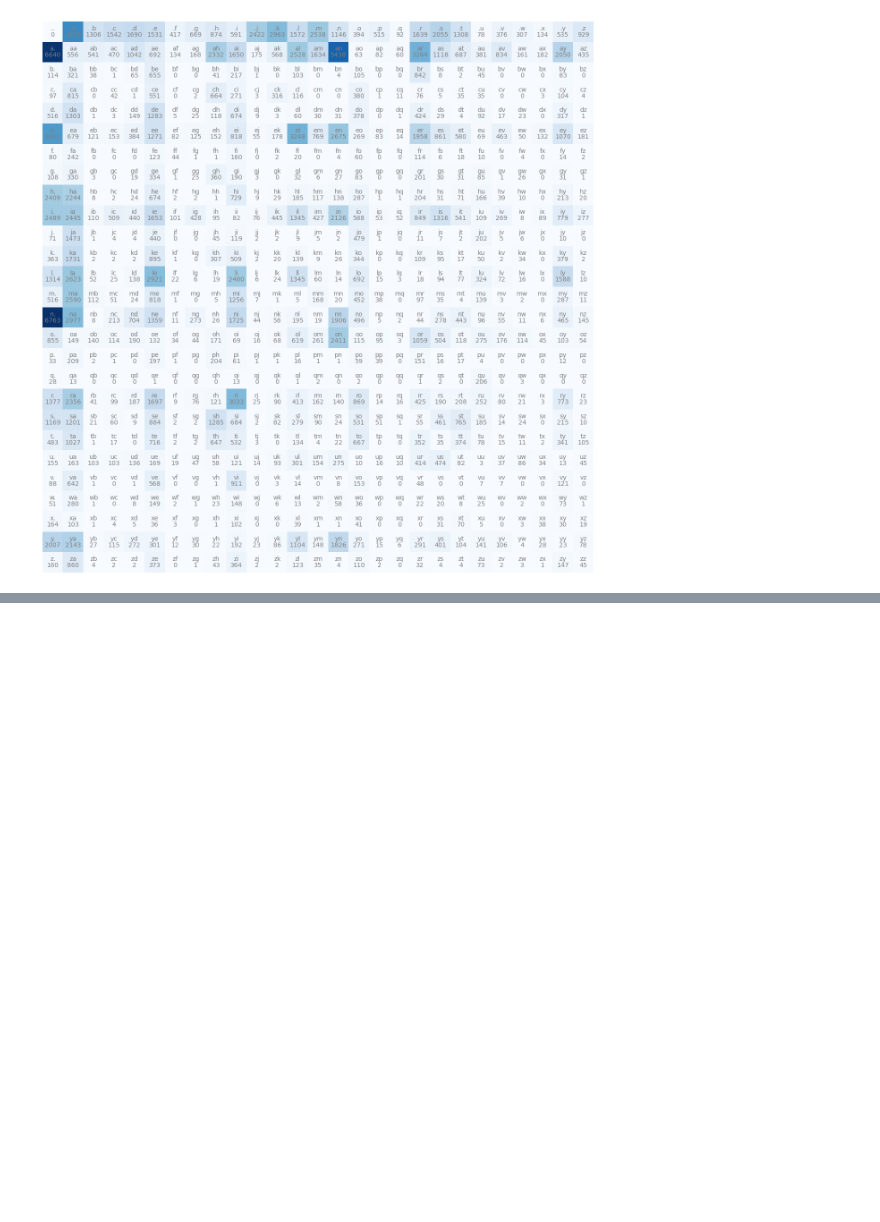
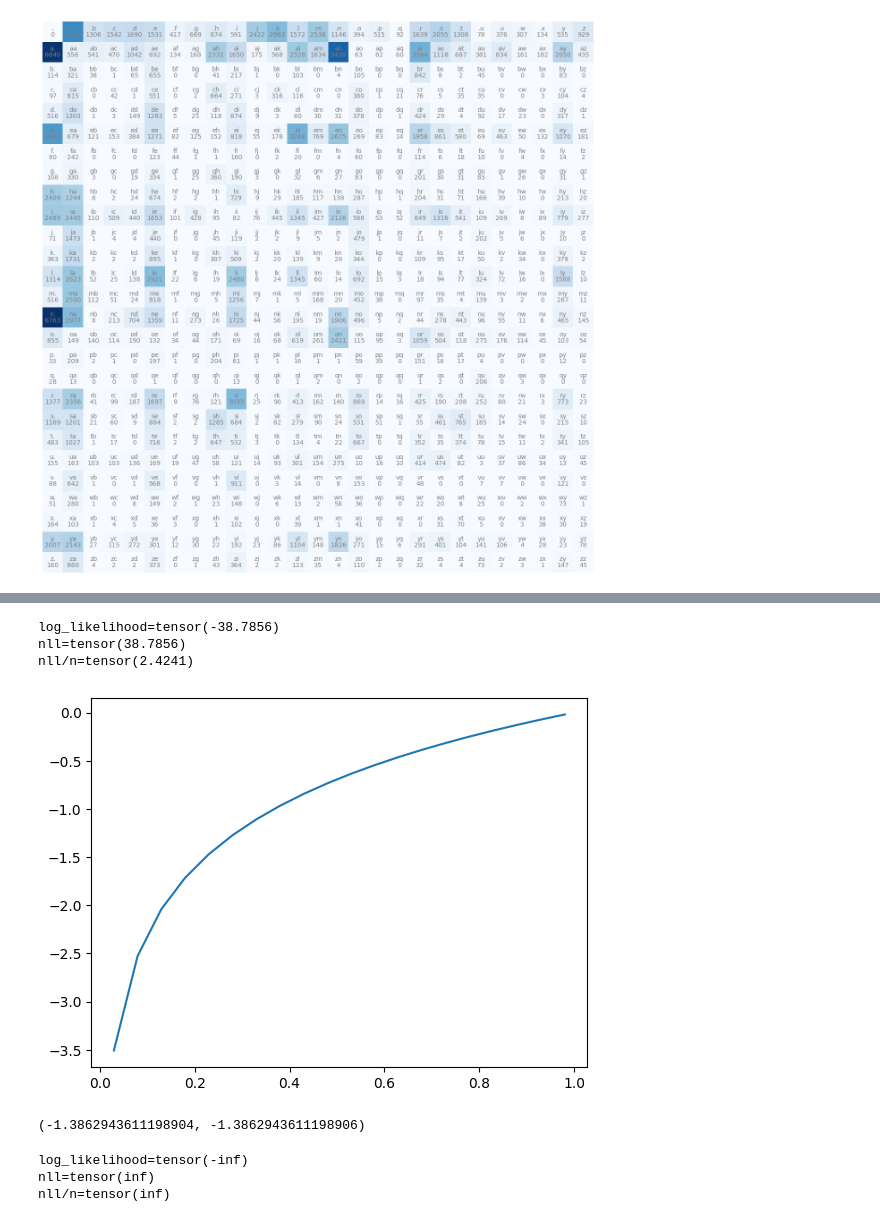
Before and after one commit to tomstagg/nn-zero-to-hero, a Jupyter notebook: 02_makemore/understanding_makemore.ipynb, the cells around one changed output, grey strips where cells are left out. Cells and saved outputs as stored; diff of their text form; code cells hidden in the pictures; blank space fills up the shorter version.

```diff
--- a/02_makemore/understanding_makemore.ipynb
+++ b/02_makemore/understanding_makemore.ipynb
@@ -137,0 +452,77 @@ plt.axis('off'); # semicolon provides a clean graph no text header
+# %%
+# calculating the loss
+# for 27 possible character = 1/27.0 = 0.037
+# we want the product of the losses for all examples, a single number which tells us how good the model is.
+# we calculate the log likelihood, the product of the probabilities, using log sum. Small probabilties, mean more negative logprobs which is bad
+# log (a* b* c) = log(a) + log(b) + log(c)
+# this total is always negative, and the closer it is to zero the better the model. This is equivalent to the modle being more confident in the next letter predicition
+
+# goal is to maximise the likelihood with respect to the model parameters (statistical modelling)
+# this is the same as maximising the log likelihood - as log is monotonic
+# this is the same as minimising the neg log likelihood
+# this is the same as minimising the average neg log likelihood
+# nll is the quality of the model
+log_likelihood = 0.0
+n = 0
+for w in words[:3]:
+    chs = ['.'] + list(w) + ['.']
+    for ch1, ch2 in zip(chs, chs[1:]):
+        ix1 = stoi[ch1]
+        ix2 = stoi[ch2]
+        prob = P[ix1,ix2]
+        # prob = torch.tensor(0.95) # if the number is clo
+        logprob= torch.log(prob)
+        log_likelihood += logprob
+        n += 1
+        # print(f'{ch1}{ch2}: {prob:.4f} {logprob:.4f}')
+
+print(f"{log_likelihood=}")
+nll = -log_likelihood
+print(f"{nll=}")
+print(f"{nll/n=}")
+# %% [output]
+log_likelihood=tensor(-38.7856)
+nll=tensor(38.7856)
+nll/n=tensor(2.4241)
+# %%
+# log graph - log function is monotonic, order is preserved
+
+x = np.arange(0.03,1, 0.05)
+y = np.log(x)
+plt.plot(x,y);
+# %% [output]
+[figure, added]
+# %%
+a,b,c = 0.5, 5, 0.1
+np.log(a) + np.log(b) + np.log(c), np.log(a*b*c)
+# %% [output]
+(-1.3862943611198904, -1.3862943611198906)
+# %%
+# model smoothing
+
+# if we pick an uncommon word where are prediction for next char (thomasx) is 0 then the avg_nll goes to infinity.
+# to fix it we add model smoothing - add a fake count so there is always a small probabilty that any combination will be chosen
+# the more you add, the more uniform model you have, instead of a peaked model.
+log_likelihood = 0.0
+n = 0
+# for w in words:
+for w in ["thomasx"]:
+    chs = ['.'] + list(w) + ['.']
+    for ch1, ch2 in zip(chs, chs[1:]):
+        ix1 = stoi[ch1]
+        ix2 = stoi[ch2]
+        prob = P[ix1,ix2]
+        # prob = torch.tensor(0.95) # if the number is clo
+        logprob= torch.log(prob)
+        log_likelihood += logprob
+        n += 1
+        # print(f'{ch1}{ch2}: {prob:.4f} {logprob:.4f}')
+
+print(f"{log_likelihood=}")
+nll = -log_likelihood
+print(f"{nll=}")
+print(f"{nll/n=}")
+# %% [output]
+log_likelihood=tensor(-inf)
+nll=tensor(inf)
+nll/n=tensor(inf)
```
Also changed, not shown: parts of 72 cells of this notebook, 2 other files.
